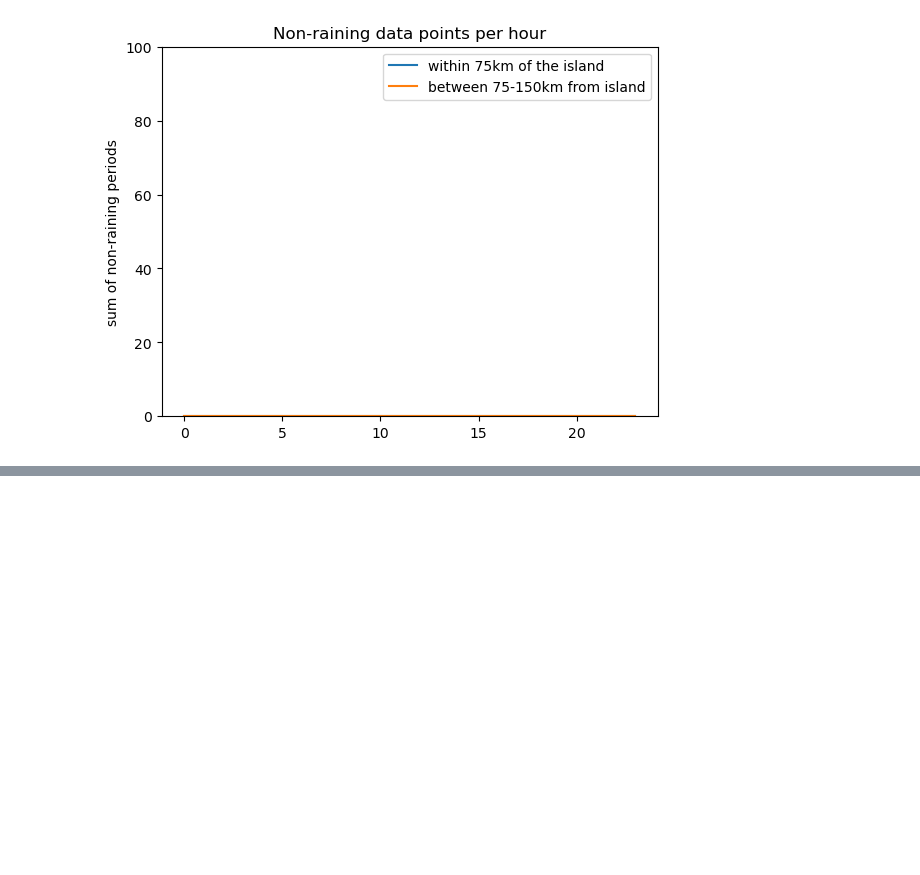
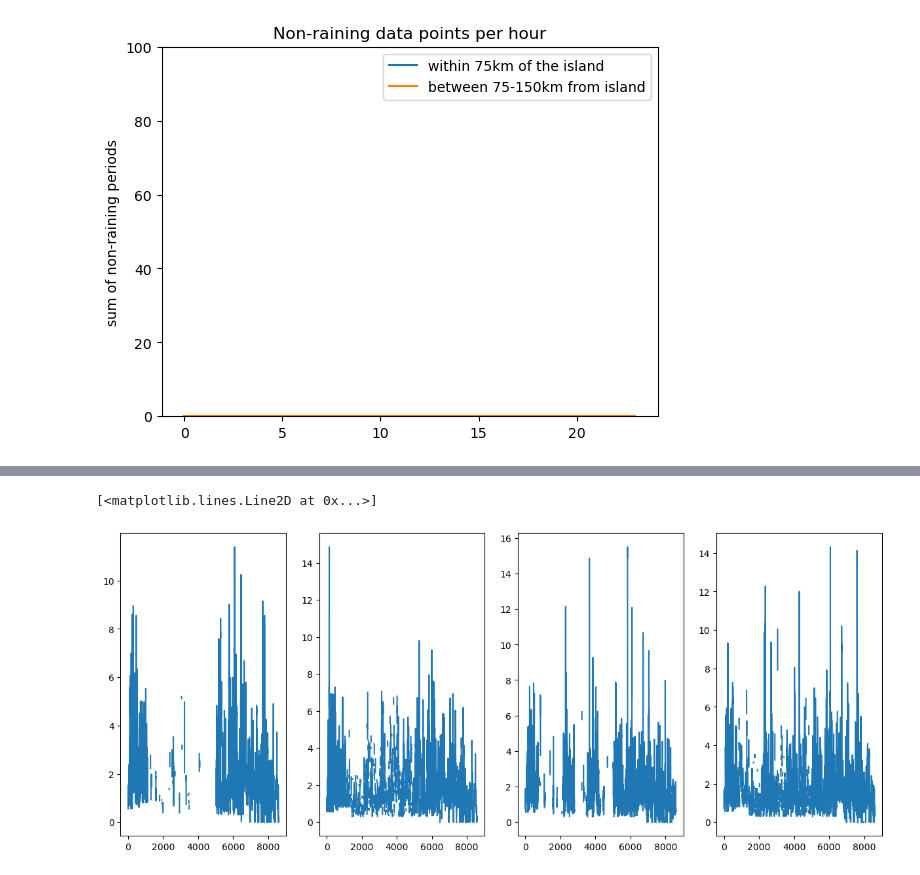
Before and after one commit to alanah-chapman/diurnal-cylces-of-clouds-and-rainfall-over-NE-QLD-during-CBS, a Jupyter notebook: RA_willis-island-land-signals.ipynb, the cells around one changed output, grey strips where cells are left out. Drawn from its saved outputs; the diff is of its cells as text; code cells hidden in the pictures; blank space fills up the shorter version.

```diff
--- a/RA_willis-island-land-signals.ipynb
+++ b/RA_willis-island-land-signals.ipynb
@@ -129,0 +165,13 @@ plt.ylabel('sum of non-raining periods');
+# %%
+%%time
+fig,ax = plt.subplots(1,4, figsize=[15,6])
+fig.patch.set_facecolor('white')
+valid_dps = ds_radar_W.rainrate.mean(dim='time')
+mask = ~valid_dps.isnull()
+masked = ds_radar_W.rainrate.where(mask)
+hourly_rr = masked.groupby(masked.time.dt.hour) # group times of masked ds by hour
+ax[0].plot(hourly_rr[5].mean(dim=['x','y']))
+ax[1].plot(hourly_rr[6].mean(dim=['x','y']))
+ax[2].plot(hourly_rr[11].mean(dim=['x','y']))
+ax[3].plot(hourly_rr[12].mean(dim=['x','y']))
+# %% [output]
@@ -129,0 +180,2 @@ plt.ylabel('sum of non-raining periods');
+[<matplotlib.lines.Line2D at 0x...>]
+[figure, added]
```
Also changed, not shown: parts of 7 cells of this notebook, 4 other files.
